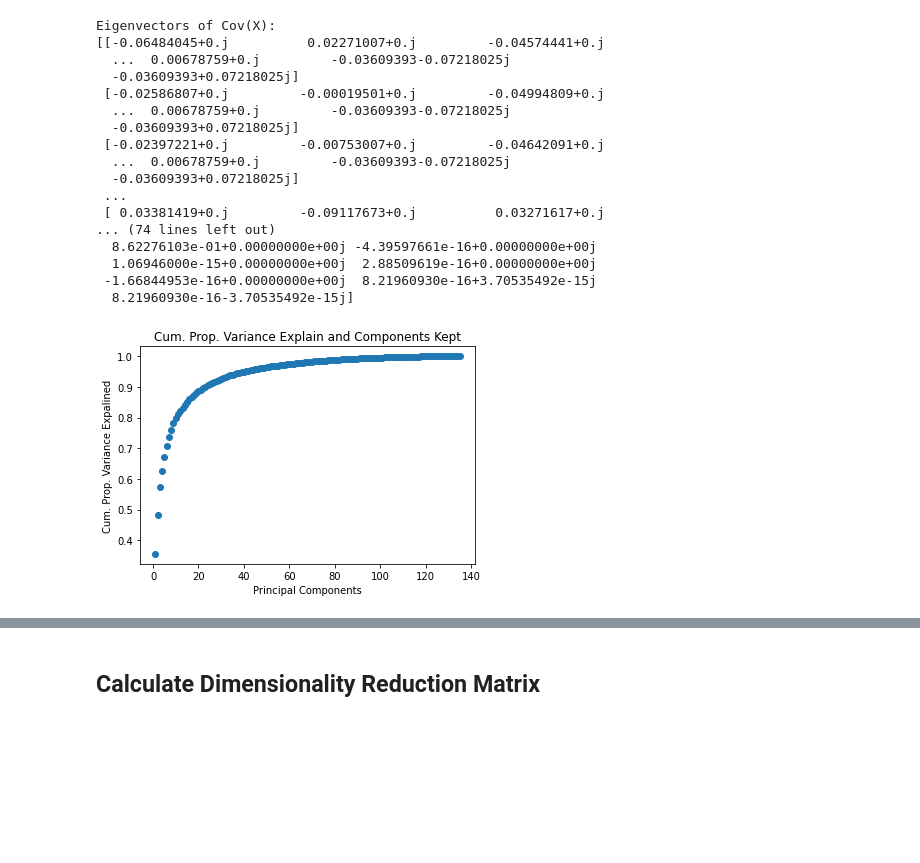
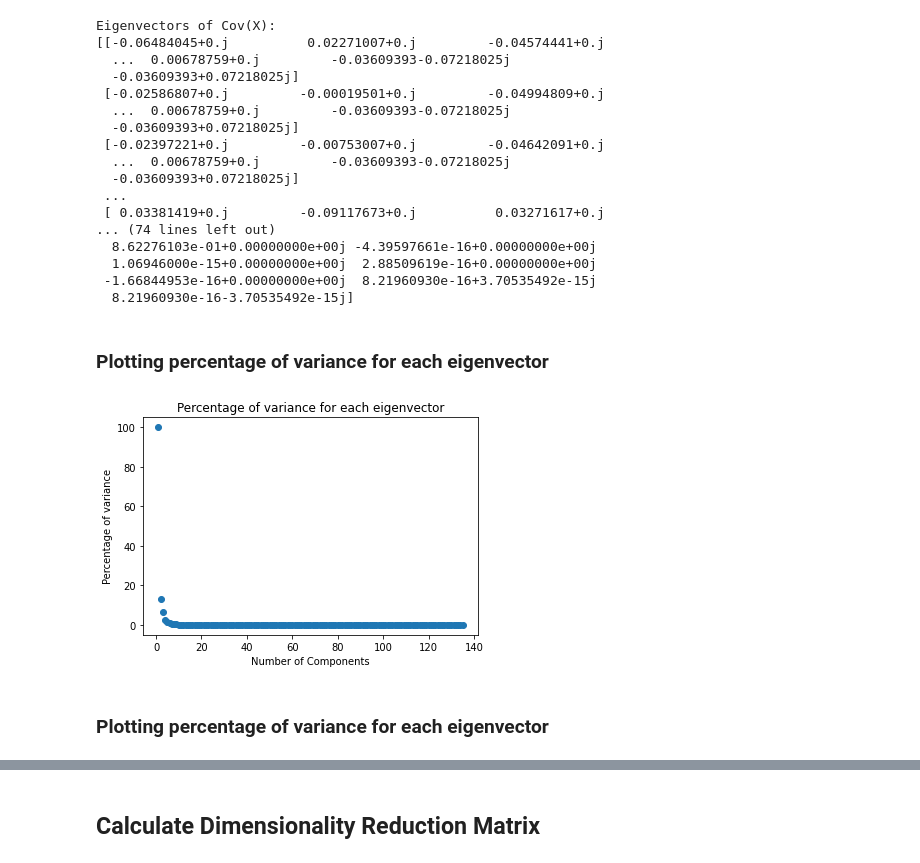
Before and after one commit to Rutvij-1/Eigen-Faces-SMAI-M21-project, a Jupyter notebook: FINALFINAL.ipynb, the cells around one changed output, grey strips where cells are left out. Saved outputs shown, nothing was run; the diff lists cells and outputs as text; code cells hidden in the pictures; blank space fills up the shorter version.

```diff
--- a/FINALFINAL.ipynb
+++ b/FINALFINAL.ipynb
@@ -127,16 +132,17 @@ eig_pairs = [(eigenvalues[index], eigenvectors[:,index]) for index in range(eige
 eig_pairs.sort(reverse=True)
 eigvalues_sort  = np.array([eig_pairs[index][0] for index in range(eigenvalues.shape[0])])
 eigvectors_sort = np.array([eig_pairs[index][1] for index in range(eigenvalues.shape[0])])
-# %%
-var_comp_sum = np.cumsum(eigvalues_sort) / np.sum(eigvalues_sort)
-
-# x-axis for number of principal components kept
-num_comp = np.arange(1,eigenvalues.shape[0]+1)
-
-plt.title('Cum. Prop. Variance Explain and Components Kept')
-plt.xlabel('Principal Components')
-plt.ylabel('Cum. Prop. Variance Expalined')
-plt.scatter(num_comp, np.abs(var_comp_sum))
-plt.show()
-# %% [output]
-[figure, removed]
+# %% [markdown]
+### Plotting percentage of variance for each eigenvector
+# %%
+eigenvalues_var = (eigenvalues**2)/eigenvalues.shape[0]
+eigenvalues_var_comp = eigenvalues_var / eigenvalues_var.shape[0]
+plt.title('Percentage of variance for each eigenvector')
+plt.xlabel('Number of Components')
+plt.ylabel('Percentage of variance')
+plt.scatter(np.arange(1,eigenvalues.shape[0]+1), np.abs(eigenvalues_var_comp))
+plt.show()
+# %% [output]
+[figure, added]
+# %% [markdown]
+### Plotting percentage of variance for each eigenvector
```
Also changed, not shown: parts of 23 cells of this notebook.
